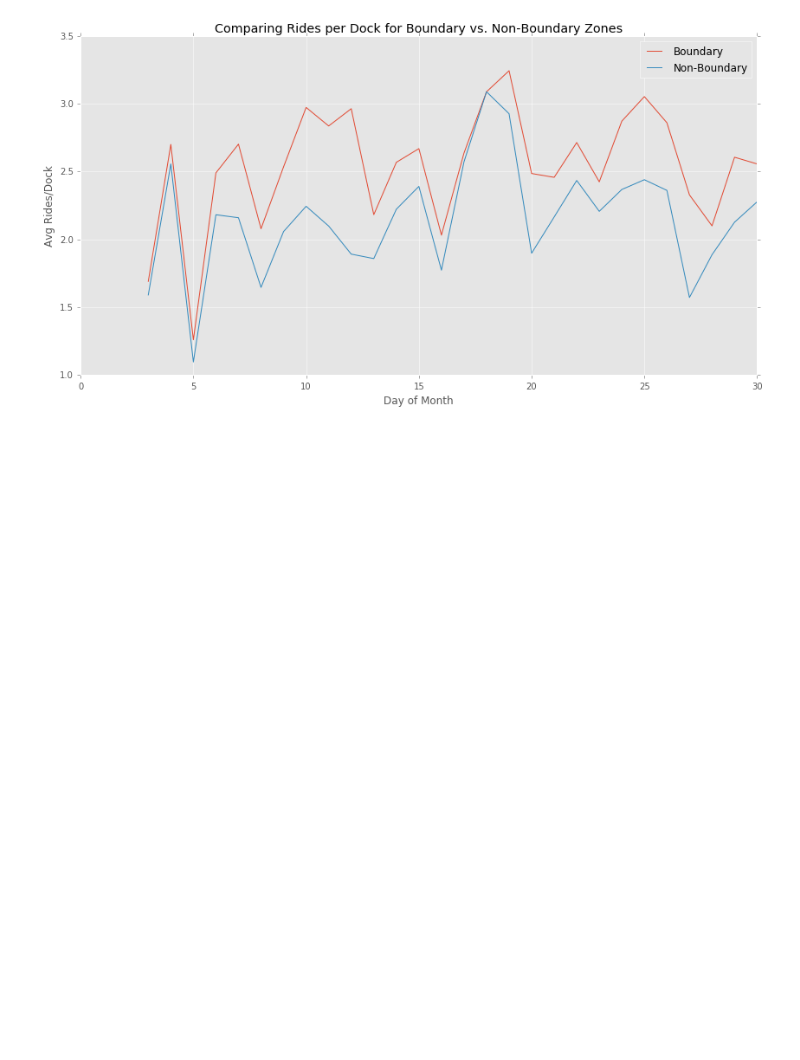
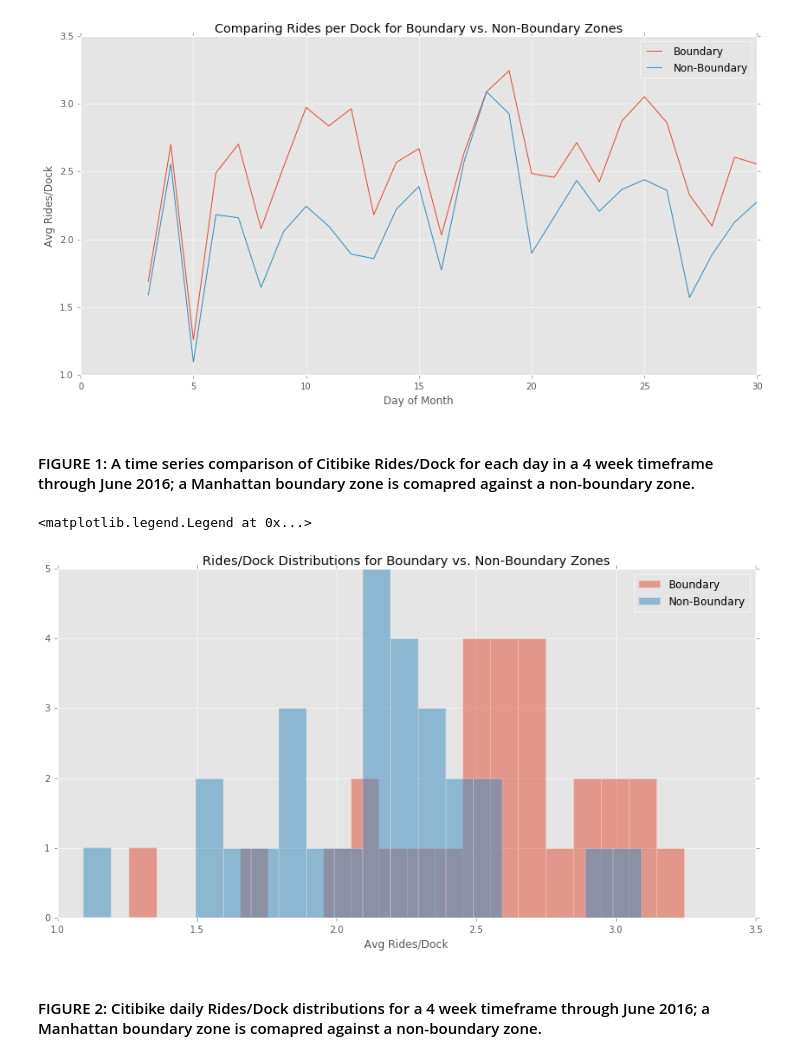
Before and after one commit to ian-wright/NYUclass-urban-informatics, a Jupyter notebook: HW3_iw453/hw3_assign2.ipynb, the cells around one changed output. Cells and saved outputs as stored; diff of their text form; code cells hidden in the pictures; blank space fills up the shorter version.

Commit message:
distribution plot

```diff
--- a/HW3_iw453/hw3_assign2.ipynb
+++ b/HW3_iw453/hw3_assign2.ipynb
@@ -203,13 +212,20 @@ ax.legend()
 # %% [output]
 <matplotlib.legend.Legend at 0x...>
 [figure]
+# %% [markdown]
+#### FIGURE 1: A time series comparison of Citibike Rides/Dock for each day in a 4 week timeframe through June 2016; a Manhattan boundary zone is comapred against a non-boundary zone.
 # %%
+# plot a histogram of rides/dock distributions for both boundary and non-boundary
 fig, ax = plt.subplots()
 fig.set_size_inches(14,7)
 
-ax.plot(boundary_day_count.index, boundary_day_count.count_normalized, label='Boundary')
-ax.plot(non_boundary_day_count.index, non_boundary_day_count.count_normalized, label='Non-Boundary')
-ax.set_title('Comparing Rides per Dock for Boundary vs. Non-Boundary Zones')
-ax.set_xlabel('Day of Month')
-ax.set_ylabel('Avg Rides/Dock')
+ax.hist(boundary_day_count.count_normalized, bins=20, label='Boundary', alpha=0.5)
+ax.hist(non_boundary_day_count.count_normalized, bins=20, label='Non-Boundary', alpha=0.5)
+ax.set_title('Rides/Dock Distributions for Boundary vs. Non-Boundary Zones')
+ax.set_xlabel('Avg Rides/Dock')
 ax.legend()
+# %% [output]
+<matplotlib.legend.Legend at 0x...>
+[figure, added]
+# %% [markdown]
+#### FIGURE 2: Citibike daily Rides/Dock distributions for a 4 week timeframe through June 2016; a Manhattan boundary zone is comapred against a non-boundary zone.
```
Also changed, not shown: parts of 3 cells of this notebook.
